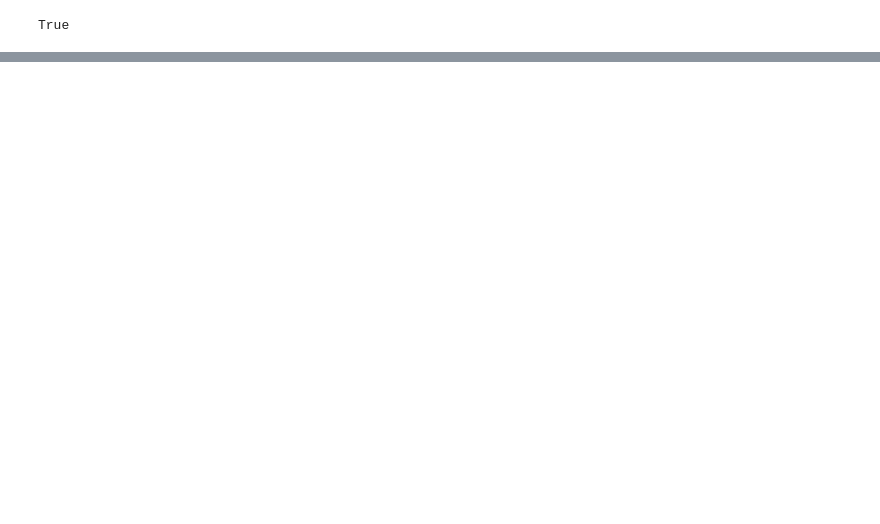
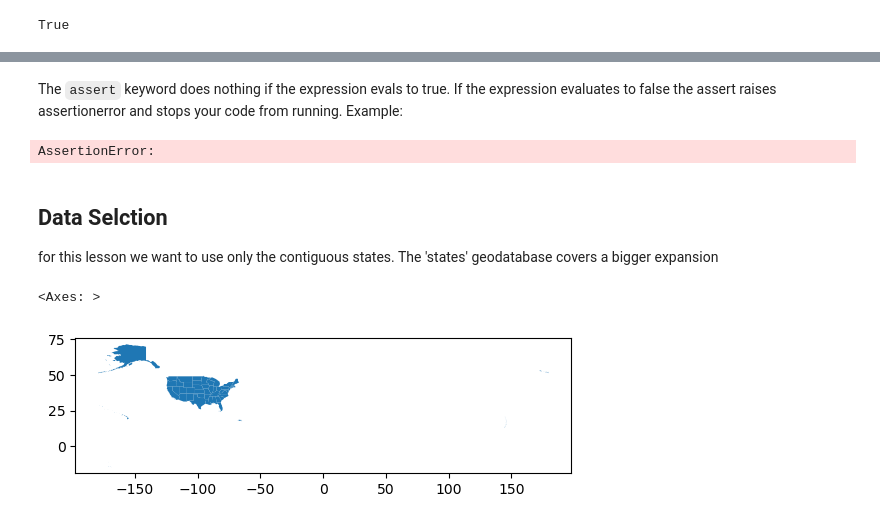
Before and after one commit to llumj/eds220-2024-in-class, a Jupyter notebook: week5-csv.ipynb, the cells around one changed output, grey strips where cells are left out. Drawn from its saved outputs; the diff is of its cells as text; code cells hidden in the pictures; blank space fills up the shorter version.

```diff
--- a/week5-csv.ipynb
+++ b/week5-csv.ipynb
@@ -64,0 +117,14 @@ fp = os.path.join('data')
+# %%
+# create new file path to get data with absolute file path
+fp = os.path.join('/',
+                 'courses',
+                 'EDS220',
+                 'data',
+                 'tl_2022_us_state',
+                 'tl_2022_us_state.shp')
+# %%
+# Simplify column names
+states = gpd.read_file(fp)
+states.columns = states.columns.str.lower()
+states.head()
+states.columns
@@ -64,0 +150,17 @@ fp = os.path.join('data')
+# %%
+# We could have checked whether all the region, division, and statefp columns were of string data type by
+# using the following code:
+
+print(f"region is string dtype? {is_string_dtype(states['region'])}")
+print(f"division is string dtype? {is_string_dtype(states['division'])}")
+print(f"statefp is string dtype? {is_string_dtype(states['statefp'])}")
+
+# However, this is inconvenient as it repeats the same pieces of code, only changing the column name.
+# Instead, using the for loop allows us to succintly print the same information:
+
+code_cols = ['region', 'division', 'statefp']
+
+for column in code_cols:
+    print(f"{column} is string dtype? {is_string_dtype(states[column])}")
+
+# Don’t Repeat Yourself (DRY) is a core programming principle that encourages reducing redundancy and consolidating repeated logic. Try implementing it as much as possible! If you need to repeat the “same” code more than twice, you likely need a for loop.
@@ -64,0 +176,8 @@ fp = os.path.join('data')
+# %%
+# Update code columns into integers
+for column in code_cols:
+    states[column] = states[column].astype('int')
+    assert is_numeric_dtype(states[column]) # check conversion
+# %% [markdown]
+The `assert` keyword does nothing if the expression evals to true. If the expression evaluates to false the assert raises assertionerror and stops your code from running.
+Example:
@@ -64,0 +187,14 @@ fp = os.path.join('data')
+# %%
+# raises an error if statement is false
+assert 2 + 2 == 3
+# %% [output]
+AssertionError:
+# %% [markdown]
+## Data Selction
+
+for this lesson we want to use only the contiguous states. The 'states' geodatabase covers a bigger expansion
+# %%
+states.plot()
+# %% [output]
+<Axes: >
+[figure, added]
```
Also changed, not shown: parts of 29 cells of this notebook.
